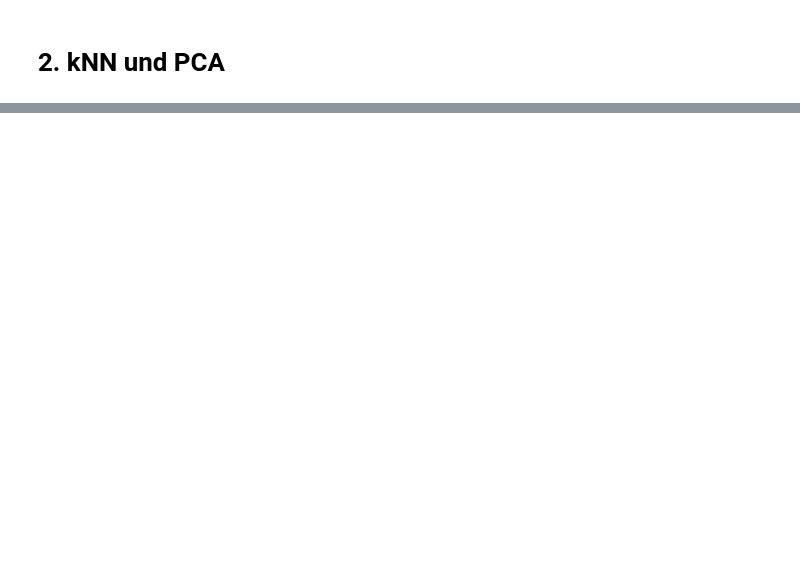
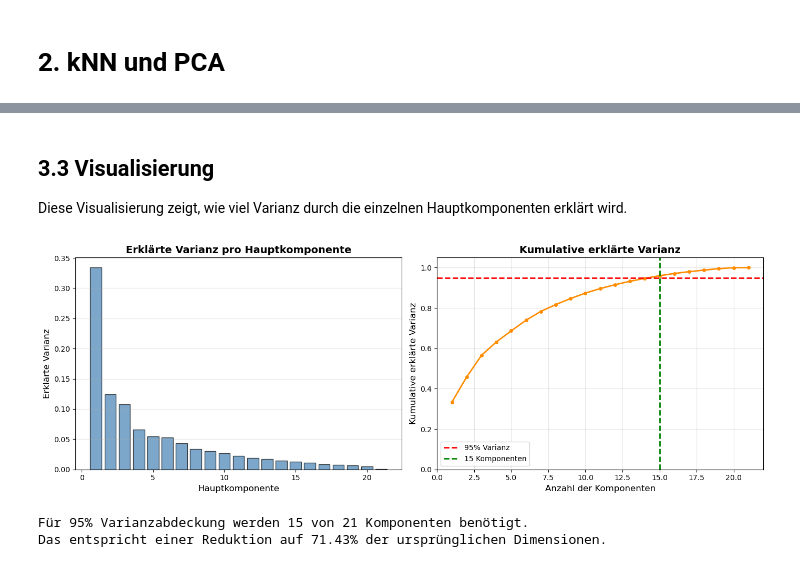
Before and after one commit to NewSkyLine-dev/HTL_Files, a Jupyter notebook: DSAI/5AHIF/PCA/main.ipynb, the cells around one changed output, grey strips where cells are left out. Cells and saved outputs as stored; diff of their text form; code cells hidden in the pictures; blank space fills up the shorter version.

```diff
--- a/DSAI/5AHIF/PCA/main.ipynb
+++ b/DSAI/5AHIF/PCA/main.ipynb
@@ -157,0 +247,19 @@ for model_name, model in models.items():
+# %%
+import time
+from sklearn.decomposition import PCA
+import matplotlib.pyplot as plt
+
+# Zuerst die Daten vorverarbeiten (ohne PCA)
+X_train_preprocessed = preprocessor.fit_transform(X_train)
+X_val_preprocessed = preprocessor.transform(X_val)
+
+print(f"Original Anzahl der Features: {X_train_preprocessed.shape[1]}")
+
+# PCA mit 95% Varianzabdeckung
+pca = PCA(n_components=0.95, random_state=42)
+X_train_pca = pca.fit_transform(X_train_preprocessed)
+X_val_pca = pca.transform(X_val_preprocessed)
+
+print(f"Anzahl der PCA-Komponenten (95% Varianz): {pca.n_components_}")
+print(f"Tatsächlich erklärte Varianz: {pca.explained_variance_ratio_.sum():.4f}")
+print(f"Reduktion: {X_train_preprocessed.shape[1]} → {X_train_pca.shape[1]} Features")
@@ -157,0 +453,52 @@ for model_name, model in models.items():
+# %% [markdown]
+## 3.3 Visualisierung
+
+Diese Visualisierung zeigt, wie viel Varianz durch die einzelnen Hauptkomponenten erklärt wird.
+# %%
+# PCA mit allen Komponenten für die Visualisierung
+pca_full = PCA(random_state=42)
+pca_full.fit(X_train_preprocessed)
+
+# Kumulative erklärte Varianz berechnen
+cumulative_variance = np.cumsum(pca_full.explained_variance_ratio_)
+
+# Abbildung 8-8 nachzeichnen
+fig, ax = plt.subplots(1, 2, figsize=(14, 5))
+
+# Linkes Diagramm: Erklärte Varianz pro Komponente
+ax[0].bar(range(1, len(pca_full.explained_variance_ratio_) + 1),
+          pca_full.explained_variance_ratio_,
+          alpha=0.7,
+          color='steelblue',
+          edgecolor='black')
+ax[0].set_xlabel('Hauptkomponente', fontsize=12)
+ax[0].set_ylabel('Erklärte Varianz', fontsize=12)
+ax[0].set_title('Erklärte Varianz pro Hauptkomponente', fontsize=14, fontweight='bold')
+ax[0].grid(axis='y', alpha=0.3)
+
+# Rechtes Diagramm: Kumulative erklärte Varianz
+ax[1].plot(range(1, len(cumulative_variance) + 1),
+           cumulative_variance,
+           'o-',
+           linewidth=2,
+           markersize=4,
+           color='darkorange')
+ax[1].axhline(y=0.95, color='red', linestyle='--', linewidth=2, label='95% Varianz')
+ax[1].axvline(x=pca.n_components_, color='green', linestyle='--', linewidth=2,
+              label=f'{pca.n_components_} Komponenten')
+ax[1].set_xlabel('Anzahl der Komponenten', fontsize=12)
+ax[1].set_ylabel('Kumulative erklärte Varianz', fontsize=12)
+ax[1].set_title('Kumulative erklärte Varianz', fontsize=14, fontweight='bold')
+ax[1].grid(True, alpha=0.3)
+ax[1].legend(fontsize=10)
+ax[1].set_ylim([0, 1.05])
+
+plt.tight_layout()
+plt.show()
+
+print(f"\nFür 95% Varianzabdeckung werden {pca.n_components_} von {len(pca_full.explained_variance_ratio_)} Komponenten benötigt.")
+print(f"Das entspricht einer Reduktion auf {(pca.n_components_ / len(pca_full.explained_variance_ratio_) * 100):.2f}% der ursprünglichen Dimensionen.")
+# %% [output]
+[figure, added]
+Für 95% Varianzabdeckung werden 15 von 21 Komponenten benötigt.
+Das entspricht einer Reduktion auf 71.43% der ursprünglichen Dimensionen.
```
Also changed, not shown: parts of 14 cells of this notebook, 1 other file.
